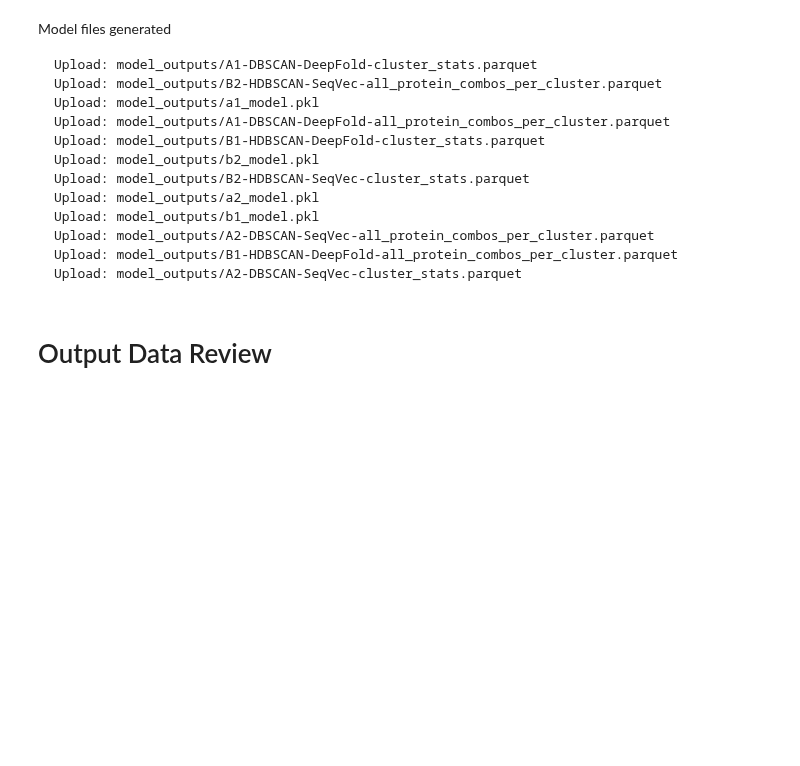
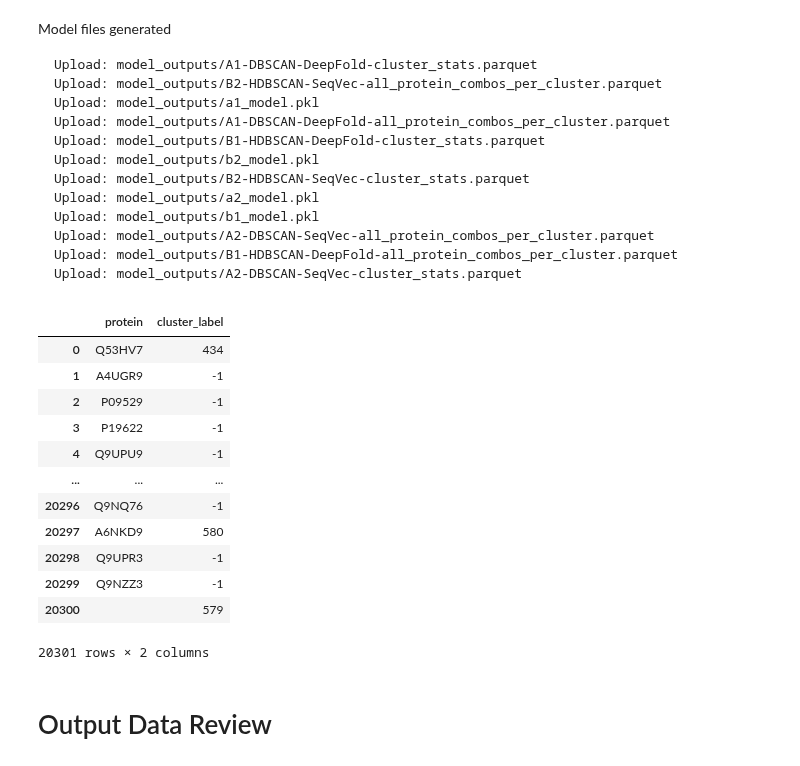
Before and after one commit to dptrsa-300/pss, a Jupyter notebook: Models.ipynb, the cells around one changed output. Cells and saved outputs as stored; diff of their text form; code cells hidden in the pictures; blank space fills up the shorter version.

```diff
--- a/Models.ipynb
+++ b/Models.ipynb
@@ -68,3 +68,19 @@ b3_all_protein_combos_per_cluster = gcs.download_parquet(prefix+'B3-HDBSCAN-SeqV
+# %%
+b1_clusters
+# %% [output]
+|  | protein | cluster_label |
+| 0 | Q53HV7 | 434 |
+| 1 | A4UGR9 | -1 |
+| 2 | P09529 | -1 |
+| 3 | P19622 | -1 |
+| 4 | Q9UPU9 | -1 |
+| ... | ... | ... |
+| 20296 | Q9NQ76 | -1 |
+| 20297 | A6NKD9 | 580 |
+| 20298 | Q9UPR3 | -1 |
+| 20299 | Q9NZZ3 | -1 |
+| 20300 |  | 579 |
+20301 rows × 2 columns
 # %% [markdown]
 # Output Data Review
 # %%
```
Also changed, not shown: parts of 1 cell of this notebook, 2 other files.
